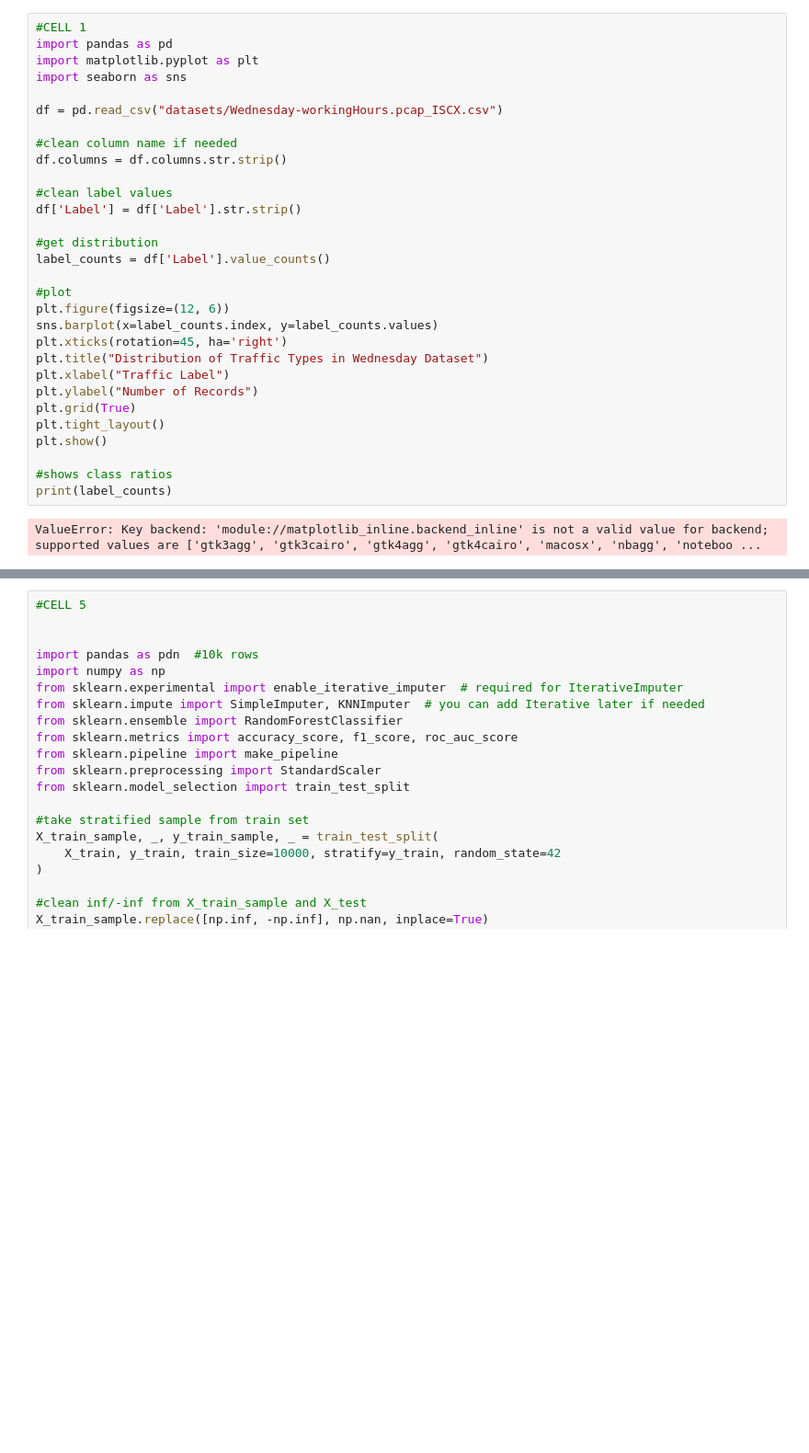
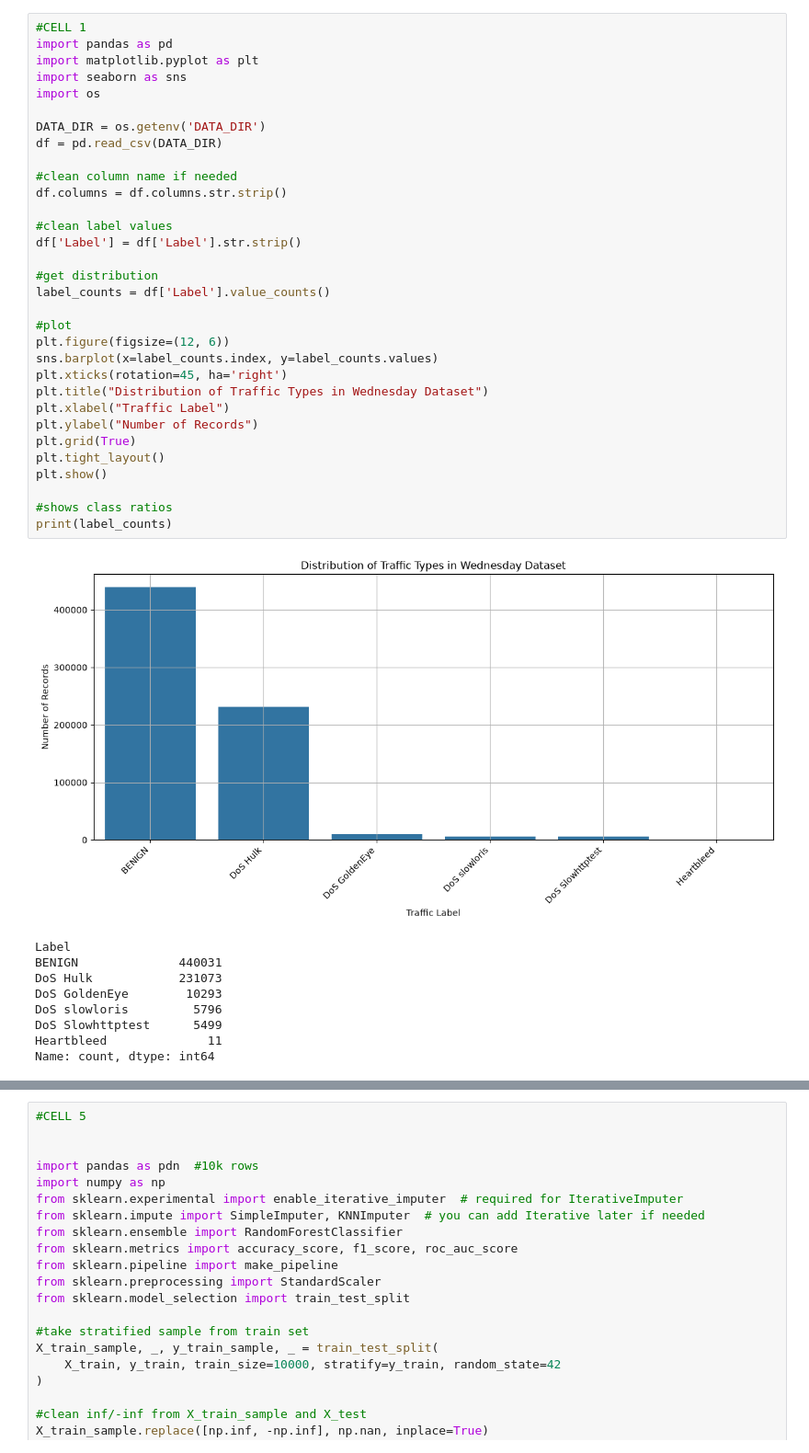
Before and after one commit to AlexanderZandman/network-security-analysis, a Jupyter notebook: lab-1/DoS_ppipeline_finalversion.ipynb, the cells around one changed output, grey strips where cells are left out. Shown at 92% size. Cells and saved outputs as stored; diff of their text form; blank space fills up the shorter version.

```diff
--- a/lab-1/DoS_ppipeline_finalversion.ipynb
+++ b/lab-1/DoS_ppipeline_finalversion.ipynb
@@ -1,35 +1,45 @@
 # %%
 #CELL 1
 import pandas as pd
 import matplotlib.pyplot as plt
 import seaborn as sns
+import os
 
-df = pd.read_csv("datasets/Wednesday-workingHours.pcap_ISCX.csv")
+DATA_DIR = os.getenv('DATA_DIR')
+df = pd.read_csv(DATA_DIR)
 
 #clean column name if needed
 df.columns = df.columns.str.strip()
 
 #clean label values
 df['Label'] = df['Label'].str.strip()
 
 #get distribution
 label_counts = df['Label'].value_counts()
 
 #plot
 plt.figure(figsize=(12, 6))
 sns.barplot(x=label_counts.index, y=label_counts.values)
 plt.xticks(rotation=45, ha='right')
 plt.title("Distribution of Traffic Types in Wednesday Dataset")
 plt.xlabel("Traffic Label")
 plt.ylabel("Number of Records")
 plt.grid(True)
 plt.tight_layout()
 plt.show()
 
 #shows class ratios
 print(label_counts)
 # %% [output]
+[figure, added]
-ValueError: Key backend: 'module://matplotlib_inline.backend_inline' is not a valid value for backend; supported values are ['gtk3agg', 'gtk3cairo', 'gtk4agg', 'gtk4cairo', 'macosx', 'nbagg', 'noteboo ...
+Label
+BENIGN              440031
+DoS Hulk            231073
+DoS GoldenEye        10293
+DoS slowloris         5796
+DoS Slowhttptest      5499
+Heartbleed              11
+Name: count, dtype: int64
 # %%
 #CELL 2
 
```
Also changed, not shown: parts of 6 cells of this notebook, 2 other files.
